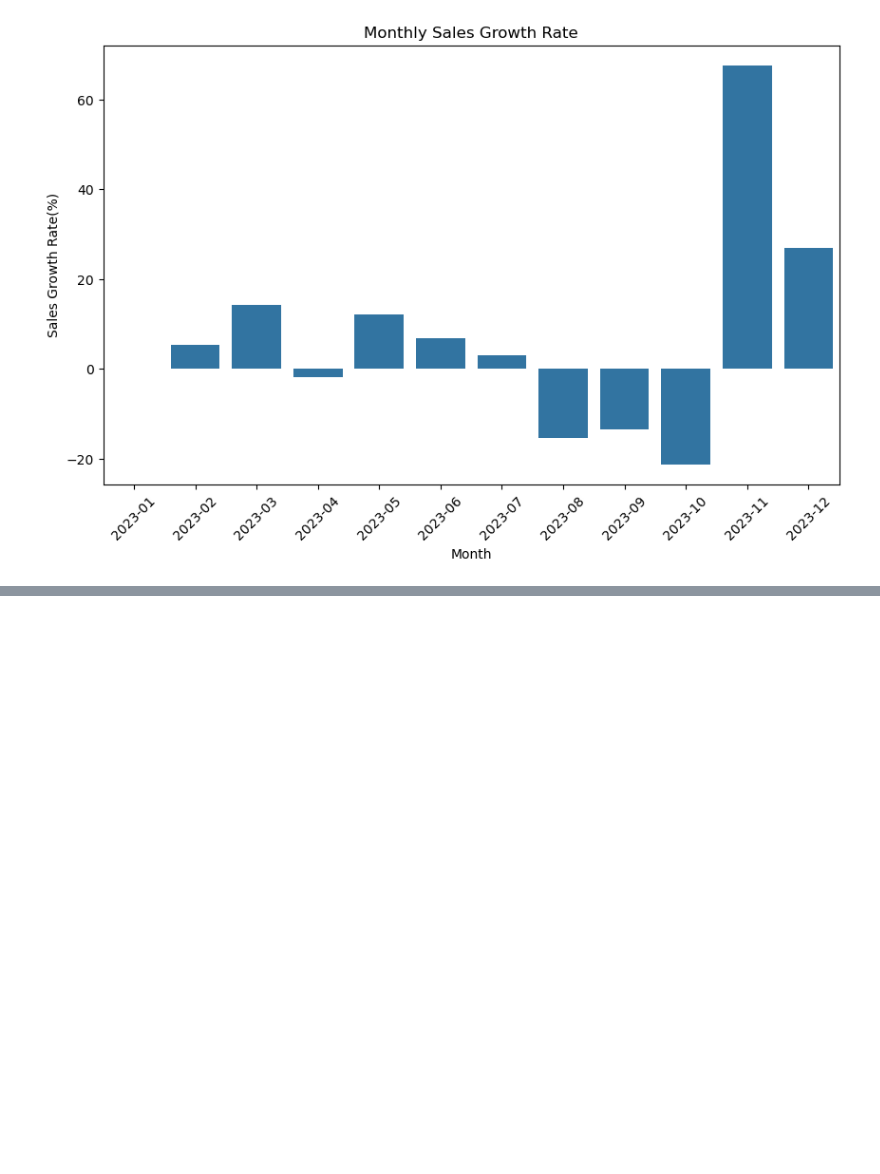
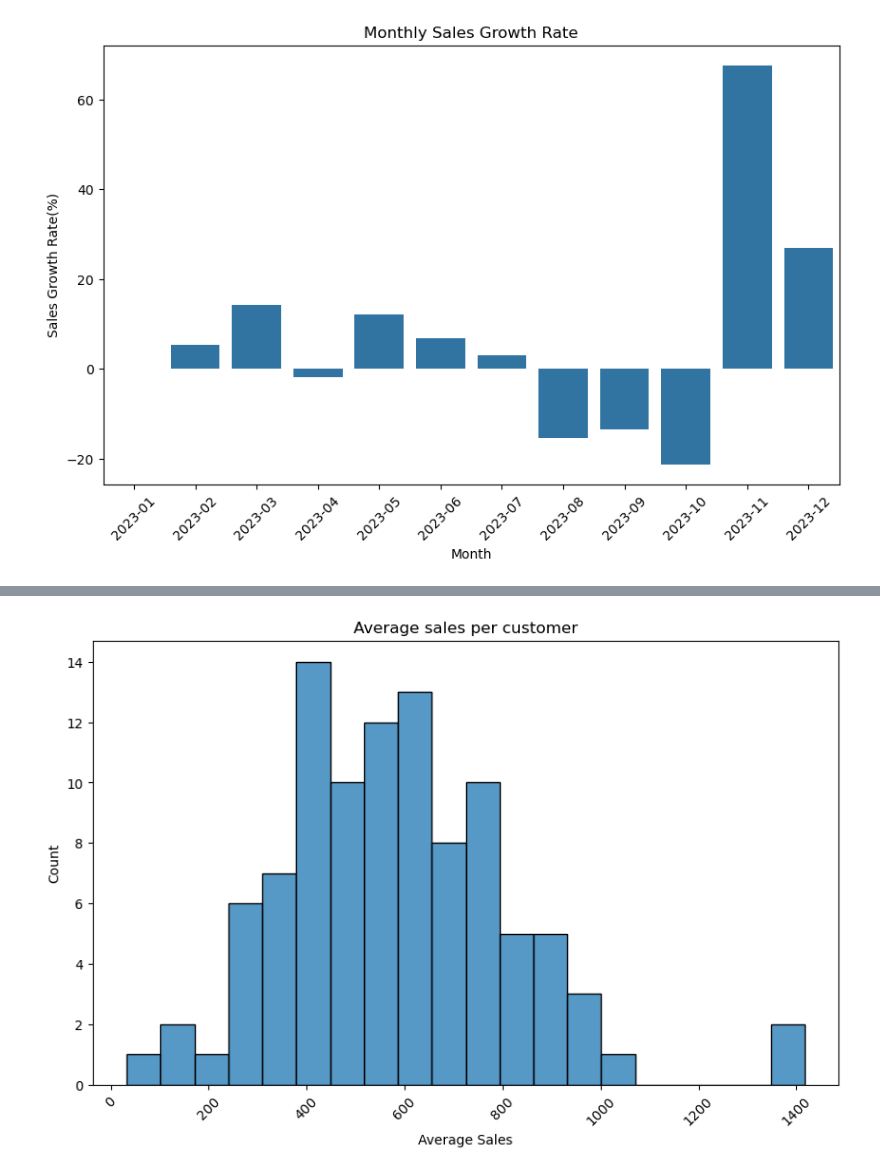
Before and after one commit to Yvokim/Sales-Marketing-Analysis, a Jupyter notebook: Ecommerce.ipynb, the cells around one changed output, grey strips where cells are left out. Drawn from its saved outputs; the diff is of its cells as text; code cells hidden in the pictures; blank space fills up the shorter version.

```diff
--- a/Ecommerce.ipynb
+++ b/Ecommerce.ipynb
@@ -562,0 +618,6 @@ plt.show()
+# %%
+average_sales_per_customer = sales_with_price.groupby('customer_id')['total_purchase_value'].mean().reset_index()
+
+average_sales_per_customer.columns=['Customer_id','Average Sales']
+
+print(average_sales_per_customer)
@@ -562,0 +642,10 @@ plt.show()
+# %%
+average_sales_per_customer.columns = ['Customer_id','Average Sales']
+
+plt.figure(figsize=(10,6))
+sns.histplot(average_sales_per_customer['Average Sales'],bins=20)
+plt.title('Average sales per customer')
+plt.xticks(rotation=45)
+plt.show()
+# %% [output]
+[figure, added]
```
Also changed, not shown: parts of 13 cells of this notebook.
